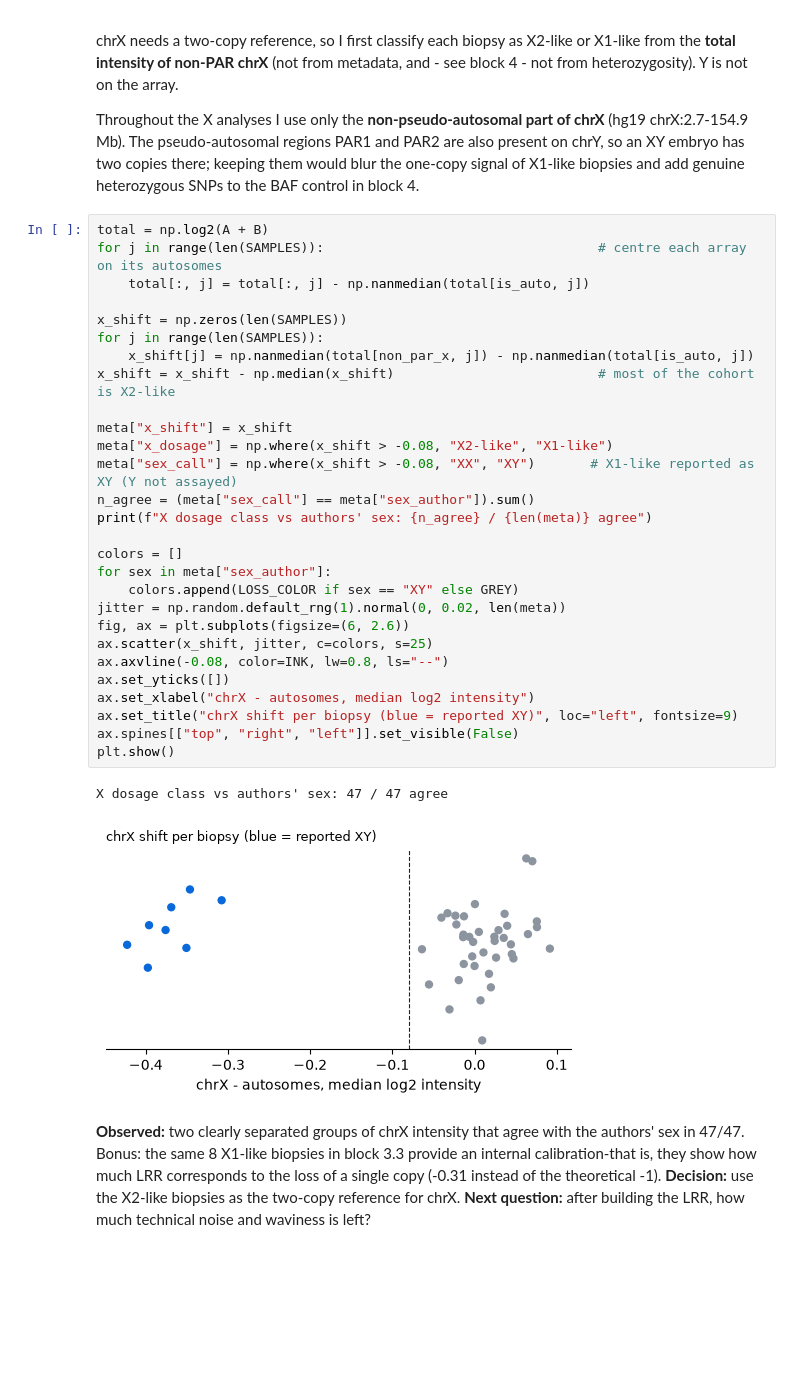
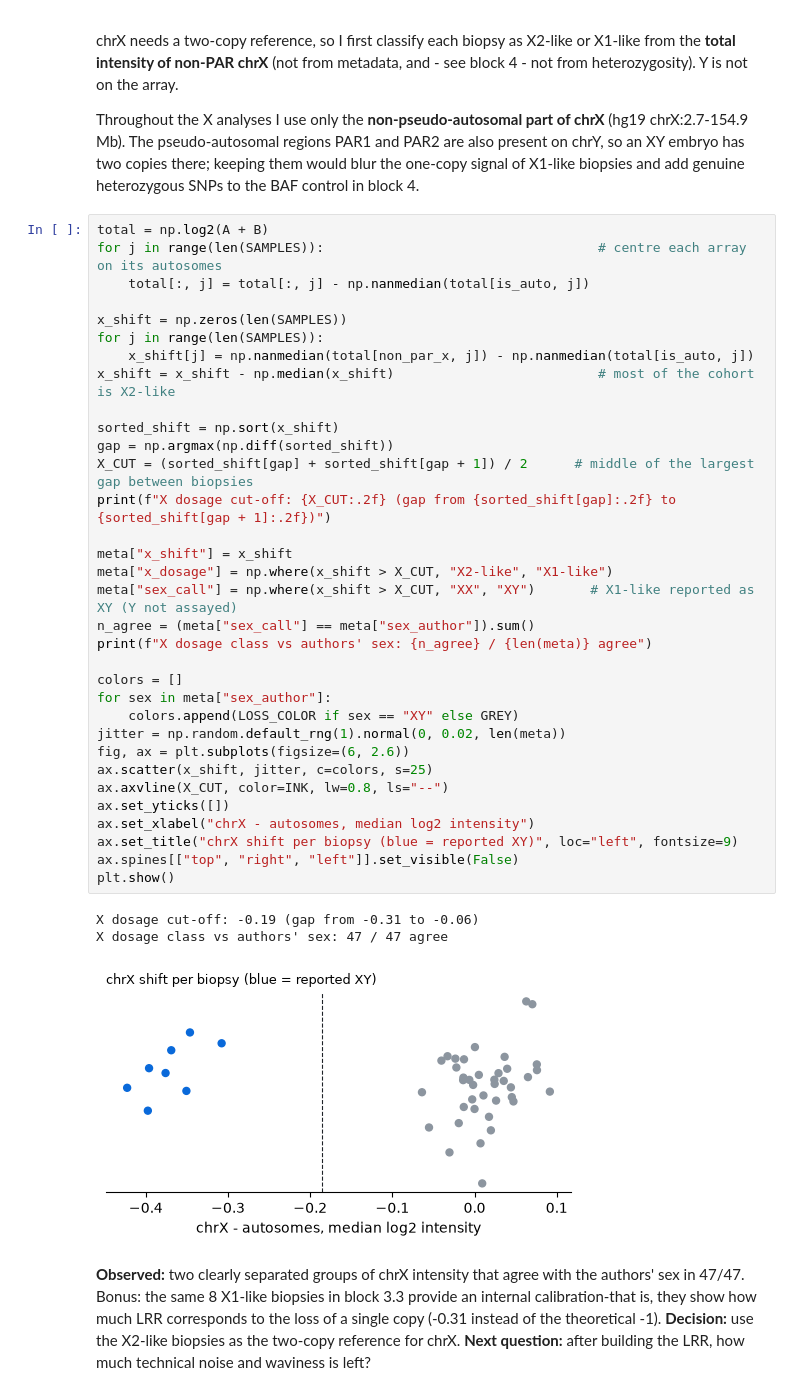
Before and after one commit to Asirix1/vub, a Jupyter notebook: notebook/GSE44994_CNV_analysis.ipynb, the cells around one changed output. Drawn from its saved outputs; the diff is of its cells as text; blank space fills up the shorter version.

```diff
--- a/notebook/GSE44994_CNV_analysis.ipynb
+++ b/notebook/GSE44994_CNV_analysis.ipynb
@@ -524,34 +528,40 @@ would blur the one-copy signal of X1-like biopsies and add genuine heterozygous
 # %%
 total = np.log2(A + B)
 for j in range(len(SAMPLES)):                                   # centre each array on its autosomes
     total[:, j] = total[:, j] - np.nanmedian(total[is_auto, j])
 
 x_shift = np.zeros(len(SAMPLES))
 for j in range(len(SAMPLES)):
     x_shift[j] = np.nanmedian(total[non_par_x, j]) - np.nanmedian(total[is_auto, j])
 x_shift = x_shift - np.median(x_shift)                          # most of the cohort is X2-like
 
+sorted_shift = np.sort(x_shift)
+gap = np.argmax(np.diff(sorted_shift))
+X_CUT = (sorted_shift[gap] + sorted_shift[gap + 1]) / 2      # middle of the largest gap between biopsies
+print(f"X dosage cut-off: {X_CUT:.2f} (gap from {sorted_shift[gap]:.2f} to {sorted_shift[gap + 1]:.2f})")
+
 meta["x_shift"] = x_shift
-meta["x_dosage"] = np.where(x_shift > -0.08, "X2-like", "X1-like")
-meta["sex_call"] = np.where(x_shift > -0.08, "XX", "XY")       # X1-like reported as XY (Y not assayed)
+meta["x_dosage"] = np.where(x_shift > X_CUT, "X2-like", "X1-like")
+meta["sex_call"] = np.where(x_shift > X_CUT, "XX", "XY")       # X1-like reported as XY (Y not assayed)
 n_agree = (meta["sex_call"] == meta["sex_author"]).sum()
 print(f"X dosage class vs authors' sex: {n_agree} / {len(meta)} agree")
 
 colors = []
 for sex in meta["sex_author"]:
     colors.append(LOSS_COLOR if sex == "XY" else GREY)
 jitter = np.random.default_rng(1).normal(0, 0.02, len(meta))
 fig, ax = plt.subplots(figsize=(6, 2.6))
 ax.scatter(x_shift, jitter, c=colors, s=25)
-ax.axvline(-0.08, color=INK, lw=0.8, ls="--")
+ax.axvline(X_CUT, color=INK, lw=0.8, ls="--")
 ax.set_yticks([])
 ax.set_xlabel("chrX - autosomes, median log2 intensity")
 ax.set_title("chrX shift per biopsy (blue = reported XY)", loc="left", fontsize=9)
 ax.spines[["top", "right", "left"]].set_visible(False)
 plt.show()
 # %% [output]
+X dosage cut-off: -0.19 (gap from -0.31 to -0.06)
 X dosage class vs authors' sex: 47 / 47 agree
-[figure, old version]
+[figure, new version]
 # %% [markdown]
 **Observed:** two clearly separated groups of chrX intensity that agree with the authors' sex in 47/47. Bonus: the same 8 X1-like biopsies in block 3.3 provide an internal calibration-that is, they show how much LRR corresponds to the loss of a single copy (-0.31 instead of the theoretical -1).
 **Decision:** use the X2-like biopsies as the two-copy reference for chrX.
```
Also changed, not shown: parts of 4 cells of this notebook.
